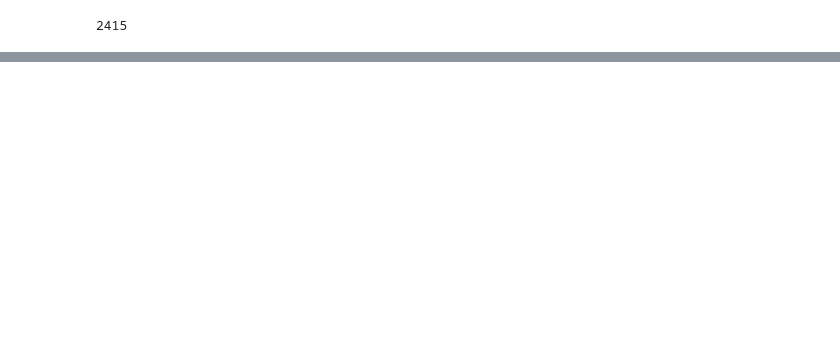
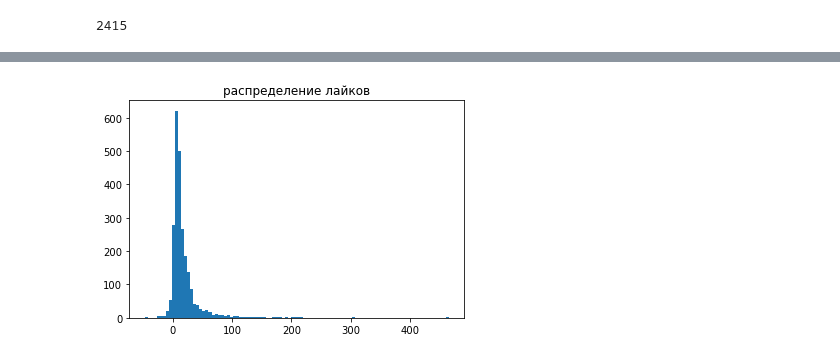
Before and after one commit to MikeLepekhin/habr_topic_classification, a Jupyter notebook: print_statistic.ipynb, the cells around one changed output, grey strips where cells are left out. Cells and saved outputs as stored; diff of their text form; code cells hidden in the pictures; blank space fills up the shorter version.

```diff
--- a/print_statistic.ipynb
+++ b/print_statistic.ipynb
@@ -66,0 +72,6 @@ sorted([(count, hub) for hub, count in count_by_hub.items()], reverse=True)[:20]
+# %%
+plt.hist(likes, bins=100)
+plt.title("распределение лайков")
+print()
+# %% [output]
+[figure, added]
```
Also changed, not shown: parts of 9 cells of this notebook, 1 other file.
